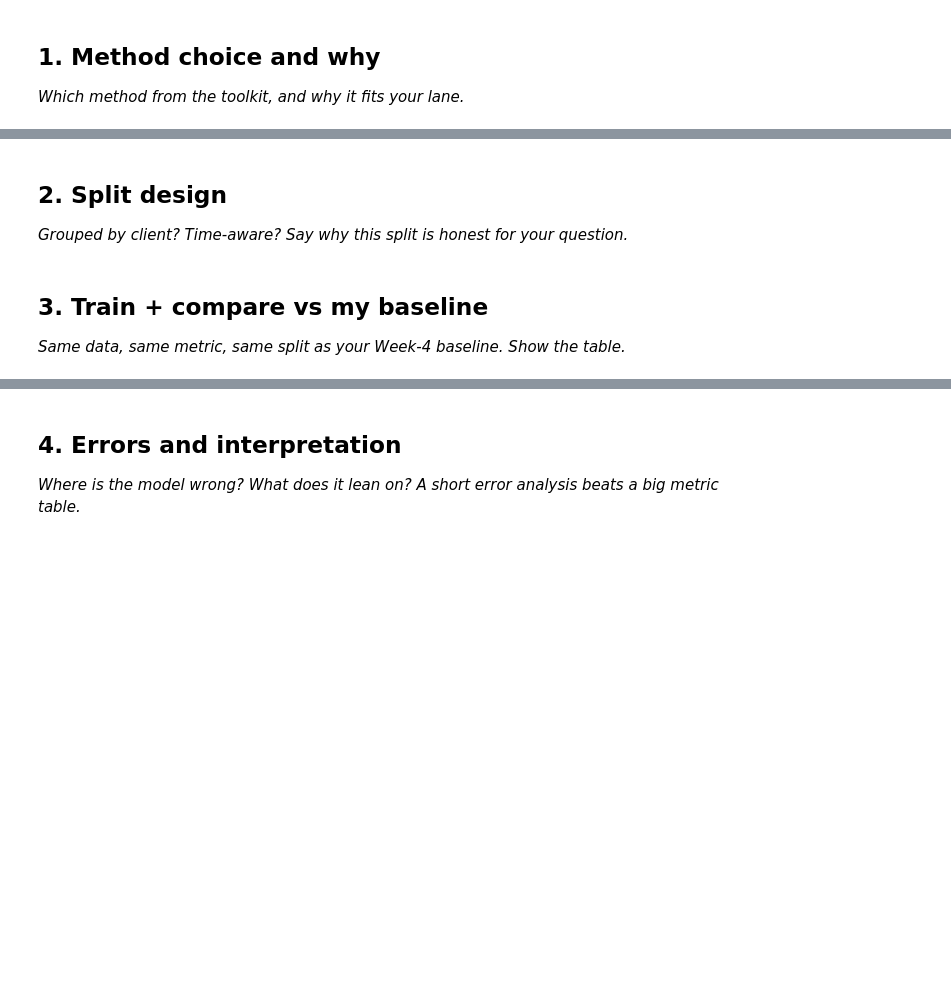
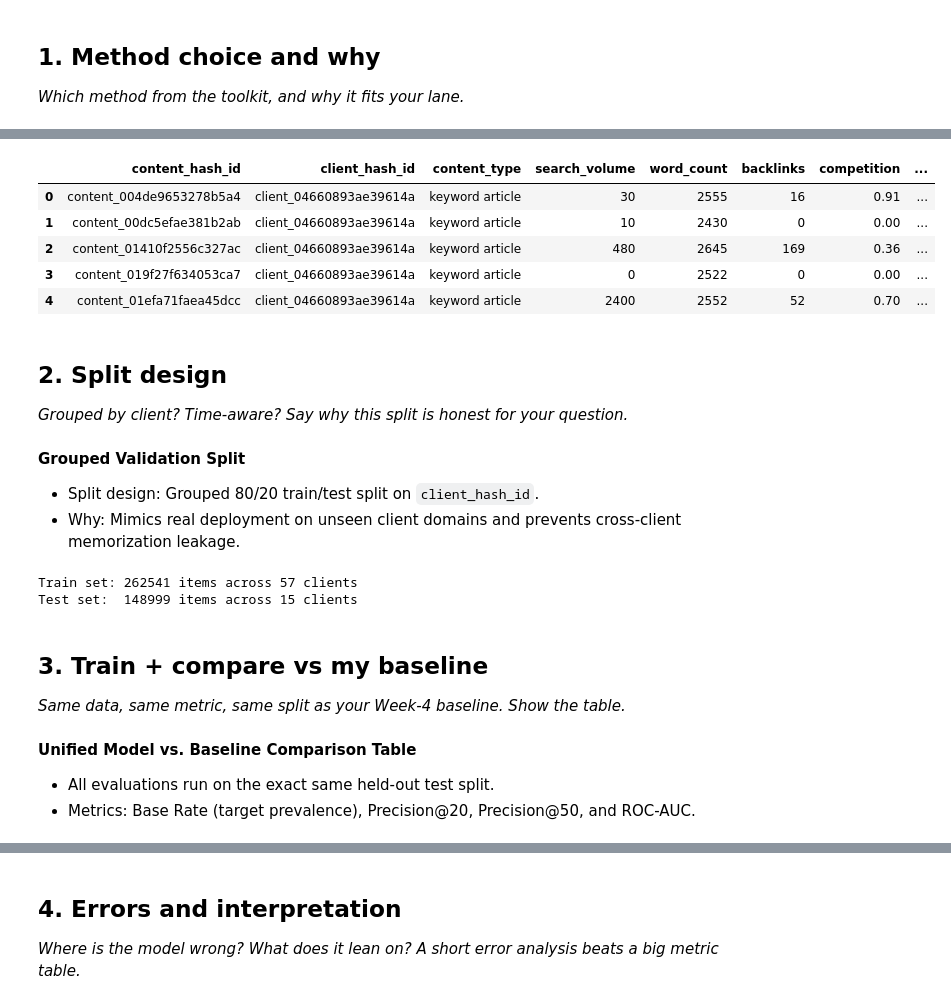
Before and after one commit to nnanwubeikenna-prog/ikenna-flyrank-ml-internship, a Jupyter notebook: work/notebooks/w05_model.ipynb, the cells around one changed output, grey strips where cells are left out. Drawn from its saved outputs; the diff is of its cells as text; code cells hidden in the pictures; blank space fills up the shorter version.

```diff
--- a/work/notebooks/w05_model.ipynb
+++ b/work/notebooks/w05_model.ipynb
@@ -13,17 +18,86 @@ This skeleton is yours to fill. Work the sections **in order** — each one has
 # %%
 # This cell is for CODE (numbers, a query, a check).
 # Write your text answer in the cell ABOVE this one — typing sentences here breaks Run All.
+# %%
+import os
+import duckdb
+import numpy as np
+import pandas as pd
+from google.colab import userdata
+from sklearn.model_selection import GroupShuffleSplit
+from sklearn.linear_model import LogisticRegression
+from sklearn.ensemble import RandomForestClassifier
+from sklearn.preprocessing import StandardScaler
+from sklearn.metrics import roc_auc_score
+
+hf_token = userdata.get('HF_TOKEN')
+con = duckdb.connect()
+con.execute(f"CREATE OR REPLACE SECRET hf (TYPE huggingface, TOKEN '{hf_token}')")
+con.execute("CREATE OR REPLACE VIEW dim_content AS SELECT * FROM read_parquet('hf://datasets/FlyRank/internship-warehouse/dim_content.parquet')")
+
+df = con.sql("""
+SELECT
+    content_hash_id,
+    client_hash_id,
+    content_type,
+    COALESCE(search_volume, 0) AS search_volume,
+    COALESCE(word_count, 0) AS word_count,
+    COALESCE(backlinks, 0) AS backlinks,
+    COALESCE(competition, 0.0) AS competition,
+    CASE WHEN content_updated_date < DATE '2025-06-01' OR content_updated_date IS NULL THEN 1 ELSE 0 END AS is_stale,
+    CASE WHEN word_count < 800 OR word_count IS NULL THEN 1 ELSE 0 END AS is_thin,
+    CASE WHEN is_stale = 1 OR is_thin = 1 THEN 1 ELSE 0 END AS target_decay
+FROM dim_content
+WHERE is_published = TRUE AND is_deleted = FALSE;
+""").df()
+
+display(df.head())
+# %% [output]
+|  | content_hash_id | client_hash_id | content_type | search_volume | word_count | backlinks | competition | ... |
+| 0 | content_004de9653278b5a4 | client_04660893ae39614a | keyword article | 30 | 2555 | 16 | 0.91 | ... |
+| 1 | content_00dc5efae381b2ab | client_04660893ae39614a | keyword article | 10 | 2430 | 0 | 0.00 | ... |
+| 2 | content_01410f2556c327ac | client_04660893ae39614a | keyword article | 480 | 2645 | 169 | 0.36 | ... |
+| 3 | content_019f27f634053ca7 | client_04660893ae39614a | keyword article | 0 | 2522 | 0 | 0.00 | ... |
+| 4 | content_01efa71faea45dcc | client_04660893ae39614a | keyword article | 2400 | 2552 | 52 | 0.70 | ... |
 # %% [markdown]
 ## 2. Split design
 
 *Grouped by client? Time-aware? Say why this split is honest for your question.*
+# %% [markdown]
+**Grouped Validation Split**
+* Split design: Grouped 80/20 train/test split on `client_hash_id`.
+* Why: Mimics real deployment on unseen client domains and prevents cross-client memorization leakage.
 # %%
 # This cell is for CODE (numbers, a query, a check).
 # Write your text answer in the cell ABOVE this one — typing sentences here breaks Run All.
+# %%
+df_encoded = pd.get_dummies(df, columns=['content_type'], drop_first=True)
+
+feature_cols = [c for c in df_encoded.columns if c not in ['content_hash_id', 'client_hash_id', 'target_decay']]
+X = df_encoded[feature_cols]
+y = df_encoded['target_decay']
+groups = df_encoded['client_hash_id']
+
+gss = GroupShuffleSplit(n_splits=1, test_size=0.20, random_state=42)
+train_idx, test_idx = next(gss.split(X, y, groups))
+
+X_train, X_test = X.iloc[train_idx].copy(), X.iloc[test_idx].copy()
+y_train, y_test = y.iloc[train_idx].copy(), y.iloc[test_idx].copy()
+df_test = df.iloc[test_idx].copy()
+
+print(f"Train set: {len(X_train)} items across {df.iloc[train_idx]['client_hash_id'].nunique()} clients")
+print(f"Test set:  {len(X_test)} items across {df.iloc[test_idx]['client_hash_id'].nunique()} clients")
+# %% [output]
+Train set: 262541 items across 57 clients
+Test set:  148999 items across 15 clients
 # %% [markdown]
 ## 3. Train + compare vs my baseline
 
 *Same data, same metric, same split as your Week-4 baseline. Show the table.*
+# %% [markdown]
+**Unified Model vs. Baseline Comparison Table**
+* All evaluations run on the exact same held-out test split.
+* Metrics: Base Rate (target prevalence), Precision@20, Precision@50, and ROC-AUC.
 # %%
 # This cell is for CODE (numbers, a query, a check).
 # Write your text answer in the cell ABOVE this one — typing sentences here breaks Run All.
```
Also changed, not shown: parts of 4 cells of this notebook.
